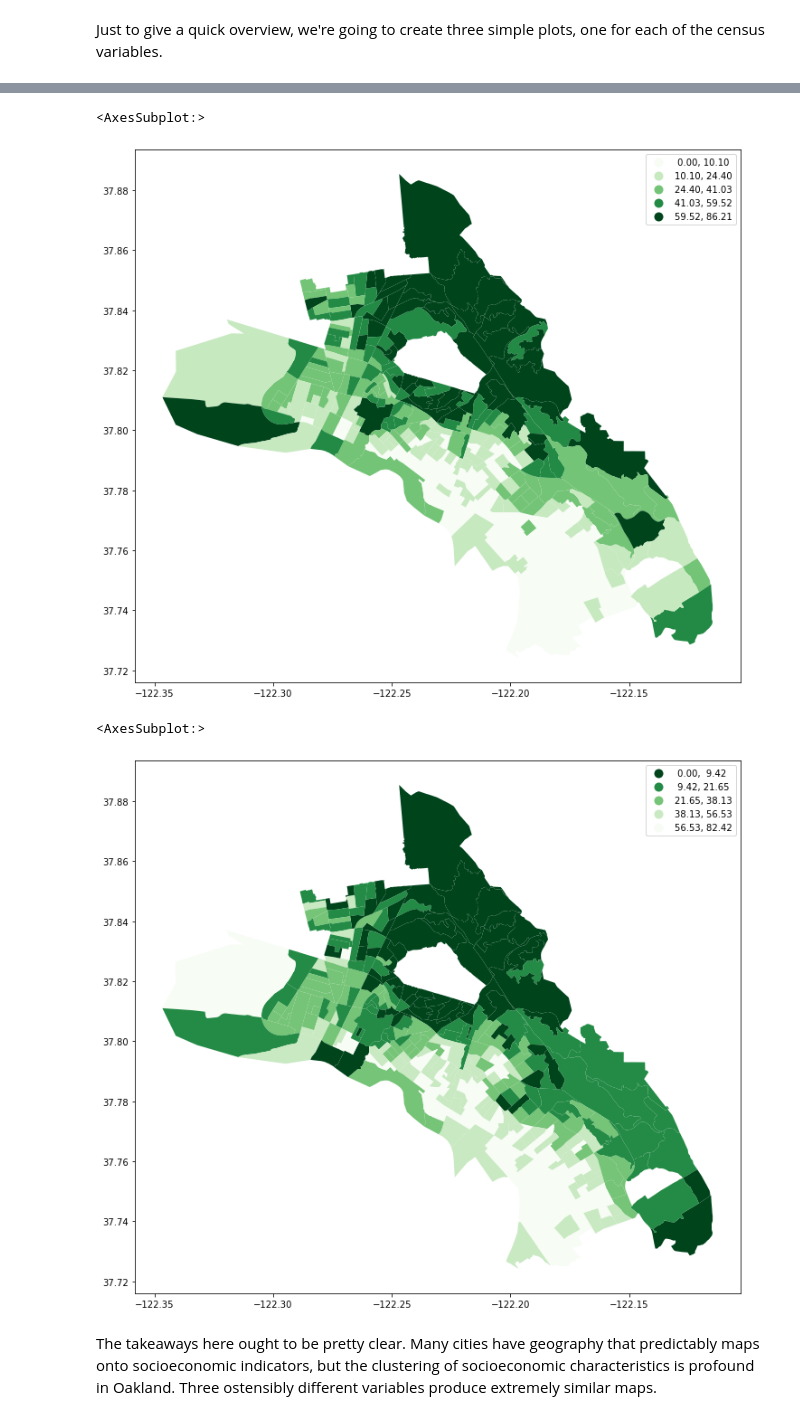
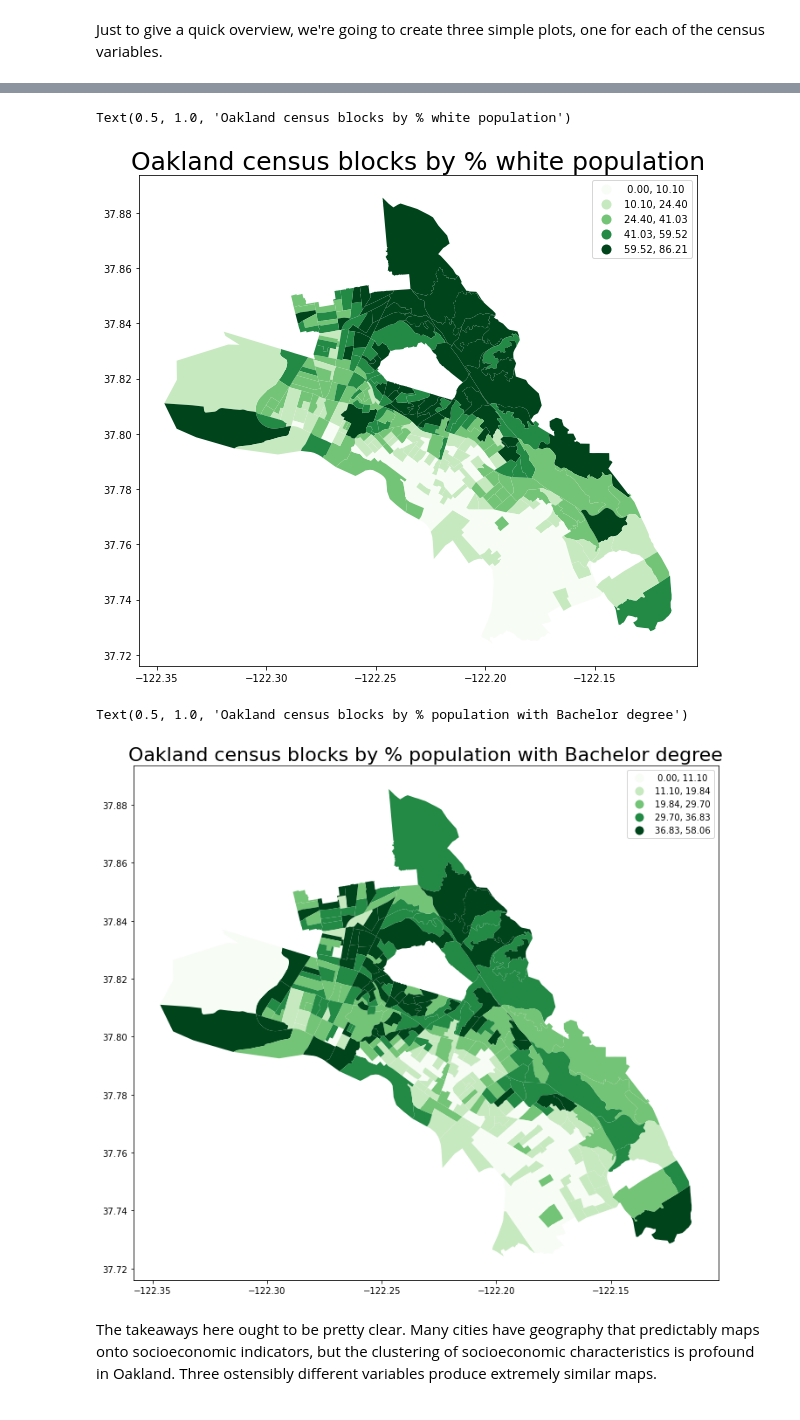
Before and after one commit to michaelrosen3/up206-michaelandelliott, a Jupyter notebook: Group Assignments/midterm.ipynb, the cells around one changed output, grey strips where cells are left out. Saved outputs shown, nothing was run; the diff lists cells and outputs as text; code cells hidden in the pictures.

```diff
--- a/Group Assignments/midterm.ipynb
+++ b/Group Assignments/midterm.ipynb
@@ -331,21 +334,27 @@ oakincome.plot(figsize=(12,12),
 # %%
-oakrace.plot(figsize=(12,12),
+oakrace.plot(figsize=(10,10),
             column='Percent White',
             legend=True,
             cmap='Greens',
             scheme='Natural_breaks')
+plt.title(label="Oakland census blocks by % white population",
+          fontsize=25,
+          color="black")
 # %% [output]
-<AxesSubplot:>
+Text(0.5, 1.0, 'Oakland census blocks by % white population')
-[figure, old version]
+[figure, new version]
 # %%
 oakeduc.plot(figsize=(12,12),
-            column='Percent High school or less',
+            column='Percent Bachelor',
             legend=True,
-            cmap='Greens_r',
+            cmap='Greens',
             scheme='quantiles')
+plt.title(label="Oakland census blocks by % population with Bachelor degree",
+          fontsize=22,
+          color="black")
 # %% [output]
-<AxesSubplot:>
+Text(0.5, 1.0, 'Oakland census blocks by % population with Bachelor degree')
-[figure, old version]
+[figure, new version]
 # %% [markdown]
 The takeaways here ought to be pretty clear. Many cities have geography that predictably maps onto socioeconomic indicators, but the clustering of socioeconomic characteristics is profound in Oakland. Three ostensibly different variables produce extremely similar maps.
 # %% [markdown]
```
Also changed, not shown: parts of 7 cells of this notebook.
